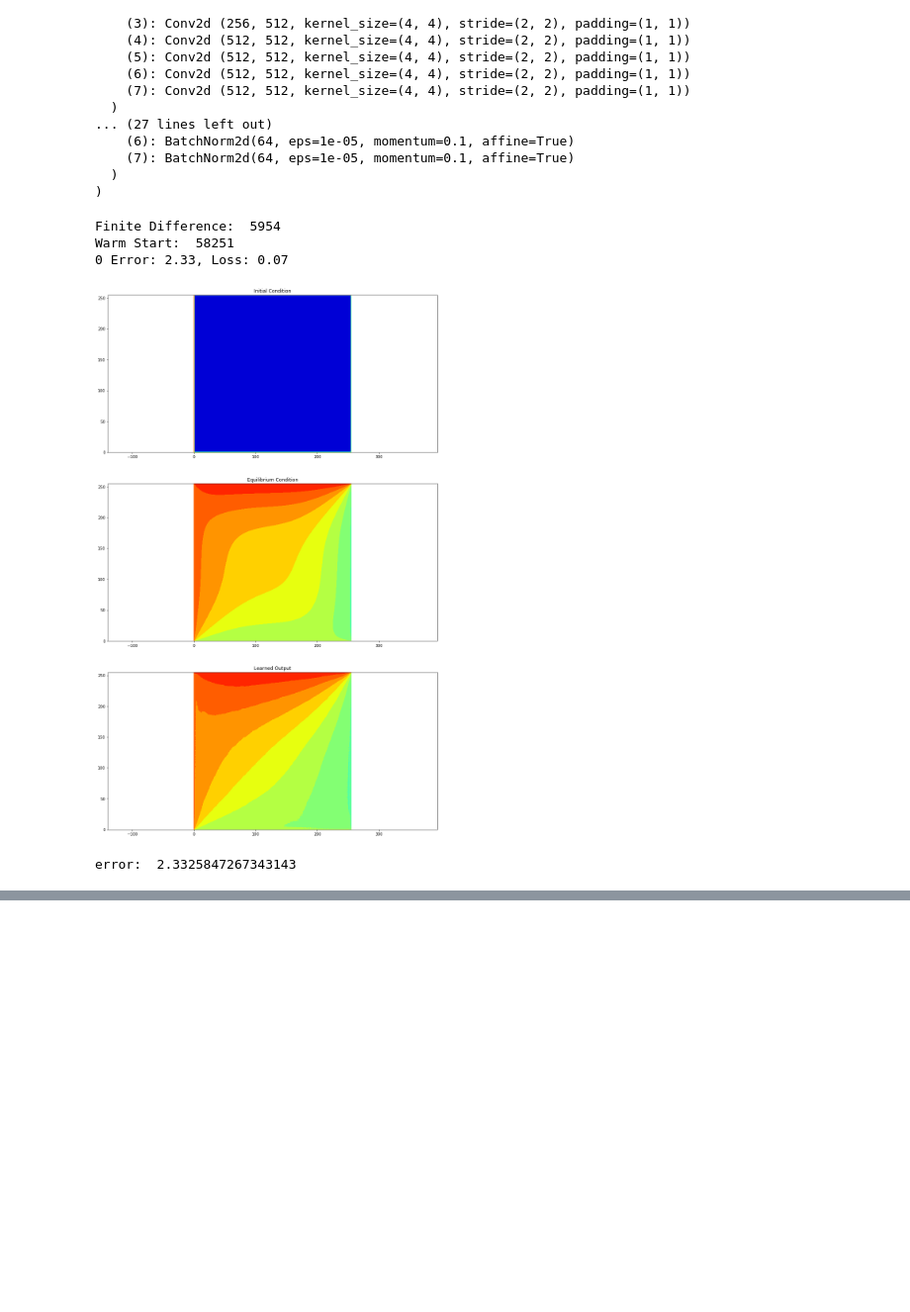
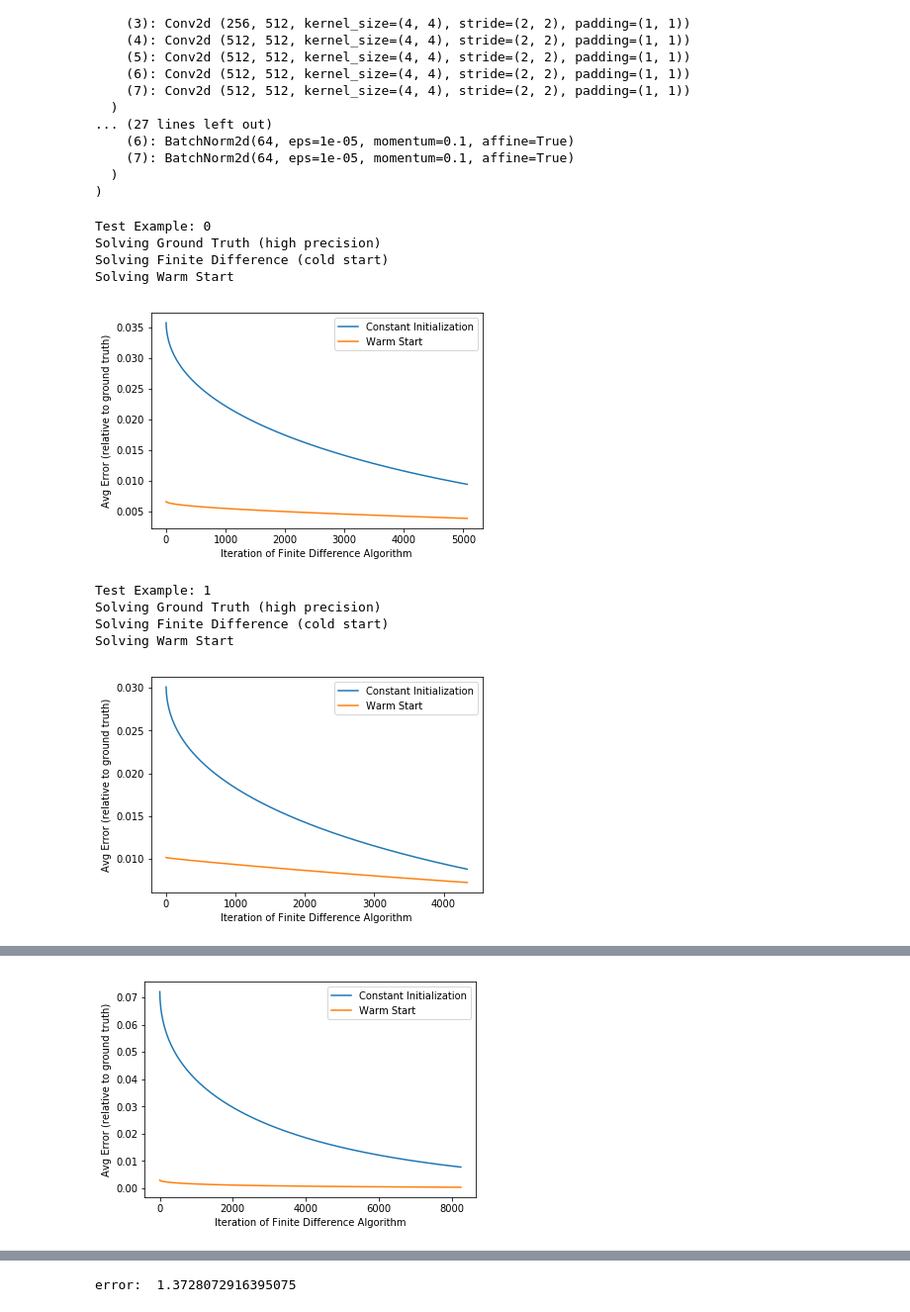
Before and after one commit to sharma409/physics_informed_heat_loss, a Jupyter notebook: warm_start.ipynb, the cells around one changed output, grey strips where cells are left out. Shown: that part at 99% size. Saved outputs shown, nothing was run; the diff lists cells and outputs as text; code cells hidden in the pictures; blank space fills up the shorter version.

```diff
--- a/warm_start.ipynb
+++ b/warm_start.ipynb
@@ -100,59 +113,79 @@ UNet(
   )
 )
 # %%
-num_test = 1
+num_test = 5
 
 physical_loss = PhysicalLoss(dtype)
 
 boundary = np.zeros((image_size, image_size), dtype=np.bool)
 boundary[0,:] = True
 boundary[-1,:] = True
 boundary[:,0] = True
 boundary[:,-1] = True
 
 data = torch.zeros(1,1,image_size,image_size)
 error = []
 for i in range(num_test):
     data[:,:,:,0] = np.random.uniform(100)
     data[:,:,0,:] = np.random.uniform(100)
     data[:,:,:,-1] = np.random.uniform(100)
     data[:,:,-1,:] = np.random.uniform(100)
 
     img = Variable(data).type(dtype)
     output = net(img)
-    loss = physical_loss(output)
-
     output = output.cpu().data.numpy()[0,0,:,:]
 
-    solution, iterations, changes = solve(data.cpu().numpy()[0,0,:,:], boundary, tol=1e-3)
-    print("Finite Difference: ", iterations)
-    _, iterations, changes_warm = solve(data.cpu().numpy()[0,0,:,:], boundary, tol=1e-3, warm_start=output)
-    print("Warm Start: ", iterations)
+    print("Test Example: %d"%i)
 
-    error.append(np.mean(np.abs(output-solution)))
-    print("%d Error: %.2f, Loss: %.2f" % (i, error[-1], loss.data[0]))
-    # Plot real samples
-    plt.figure(figsize=(15, 25))
-    XX, YY = np.meshgrid(np.arange(0, image_size), np.arange(0, image_size))
-    plt.subplot(3,1,1)
-    plt.contourf(XX, YY, data.cpu().numpy()[0,0,:,:], colorinterpolation=50, vmin=0, vmax=100, cmap=plt.cm.jet)
-    plt.title("Initial Condition")
-    plt.axis('equal')
-    plt.subplot(3,1,2)
-    plt.contourf(XX, YY, solution, colorinterpolation=50, vmin=0, vmax=100, cmap=plt.cm.jet)
-    plt.title("Equilibrium Condition")
-    plt.axis('equal')
-    plt.subplot(3,1,3)
-    plt.contourf(XX, YY, output, colorinterpolation=50, vmin=0, vmax=100, cmap=plt.cm.jet)
-    plt.title("Learned Output")
-    plt.axis('equal')
+    data_cpu = data.cpu().numpy()[0,0,:,:]
+
+    print("Solving Ground Truth (high precision)")
+    # True solution to high precision
+    ground_truth = solve2(data_cpu, boundary, tol=1e-7)
+
+#     print("Solving Hierarchical")
+#     solution_H, errors_H = solve(data_cpu, boundary, tol=1e-3, ground_truth=ground_truth, initialization='hierarchical')
+    print("Solving Finite Difference (cold start)")
+    solution_FD, errors_FD = solve(data_cpu, boundary, tol=1e-3, ground_truth=ground_truth)
+    print("Solving Warm Start")
+    solution_WS, errors_WS = solve(data_cpu, boundary, tol=1e-2, warm_start=output, ground_truth=ground_truth)
+
+    plt.plot(errors_FD, label='Constant Initialization')
+    plt.plot(errors_WS[:len(errors_FD)], label='Warm Start')
+#     plt.plot(errors_H[:min(len(errors_FD),len(errors_H))], label='Hierarchical')
+    plt.legend()
+    plt.ylabel("Avg Error (relative to ground truth)")
+    plt.xlabel("Iteration of Finite Difference Algorithm")
     plt.show()
+
+    error.append(np.mean(np.abs(output-ground_truth)))
+#     # Plot real samples
+#     plt.figure(figsize=(15, 25))
+#     XX, YY = np.meshgrid(np.arange(0, image_size), np.arange(0, image_size))
+#     plt.subplot(3,1,1)
+#     plt.contourf(XX, YY, data.cpu().numpy()[0,0,:,:], colorinterpolation=50, vmin=0, vmax=100, cmap=plt.cm.jet)
+#     plt.title("Initial Condition")
+#     plt.axis('equal')
+#     plt.subplot(3,1,2)
+#     plt.contourf(XX, YY, solution, colorinterpolation=50, vmin=0, vmax=100, cmap=plt.cm.jet)
+#     plt.title("Equilibrium Condition")
+#     plt.axis('equal')
+#     plt.subplot(3,1,3)
+#     plt.contourf(XX, YY, output, colorinterpolation=50, vmin=0, vmax=100, cmap=plt.cm.jet)
+#     plt.title("Learned Output")
+#     plt.axis('equal')
+#     plt.show()
 
 error = np.array(error)
 print("error: ", np.mean(error))
 # %% [output]
-Finite Difference:  5954
-Warm Start:  58251
-0 Error: 2.33, Loss: 0.07
+Test Example: 0
+Solving Ground Truth (high precision)
+Solving Finite Difference (cold start)
+Solving Warm Start
-[figure, old version]
+[figure, new version]
-error:  2.3325847267343143
+Test Example: 1
+Solving Ground Truth (high precision)
+Solving Finite Difference (cold start)
+Solving Warm Start
+[figure, added]
@@ -158,0 +196 @@ error:  2.3325847267343143
+[figure, added]
@@ -158,0 +207 @@ error:  2.3325847267343143
+error:  1.3728072916395075
```
Also changed, not shown: parts of 5 cells of this notebook, 3 other files.
